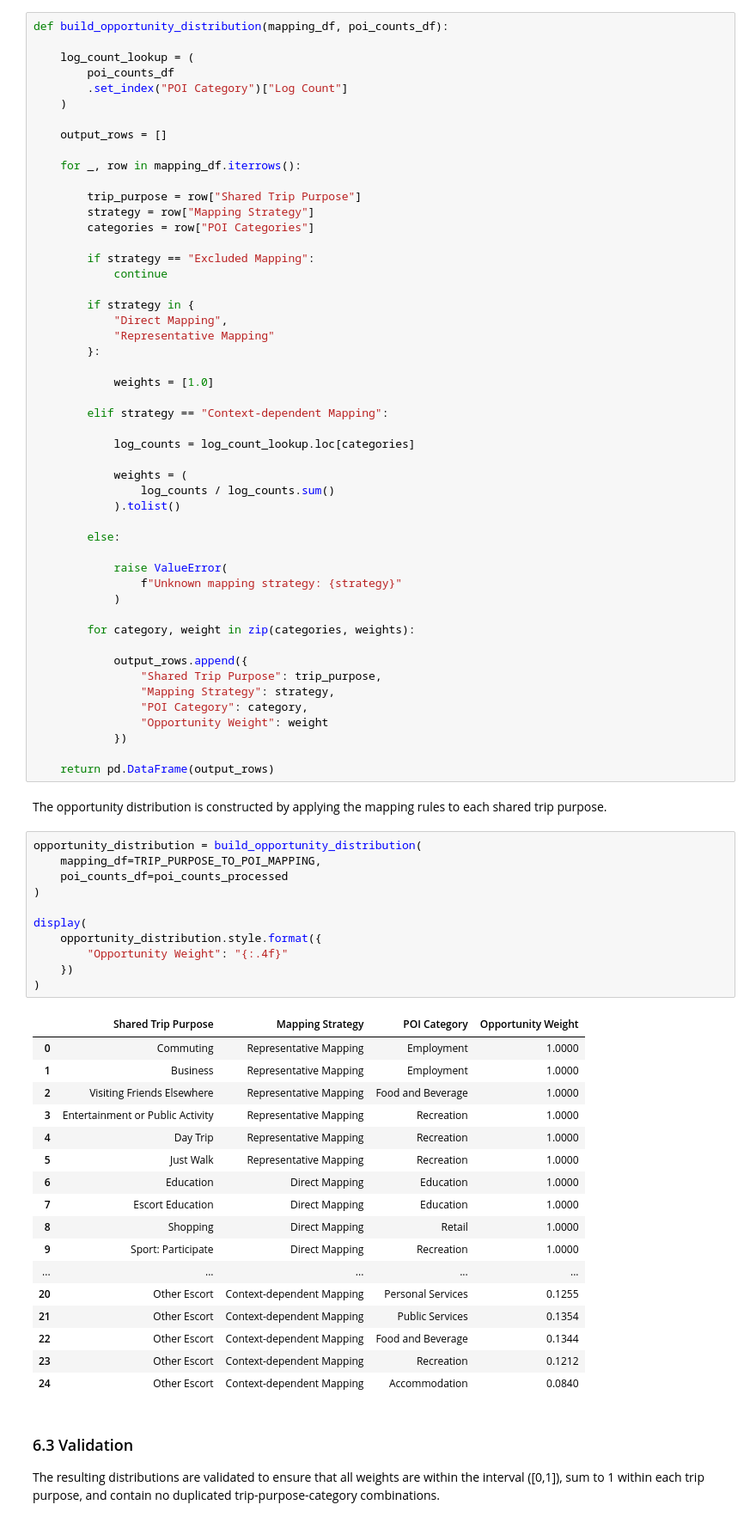
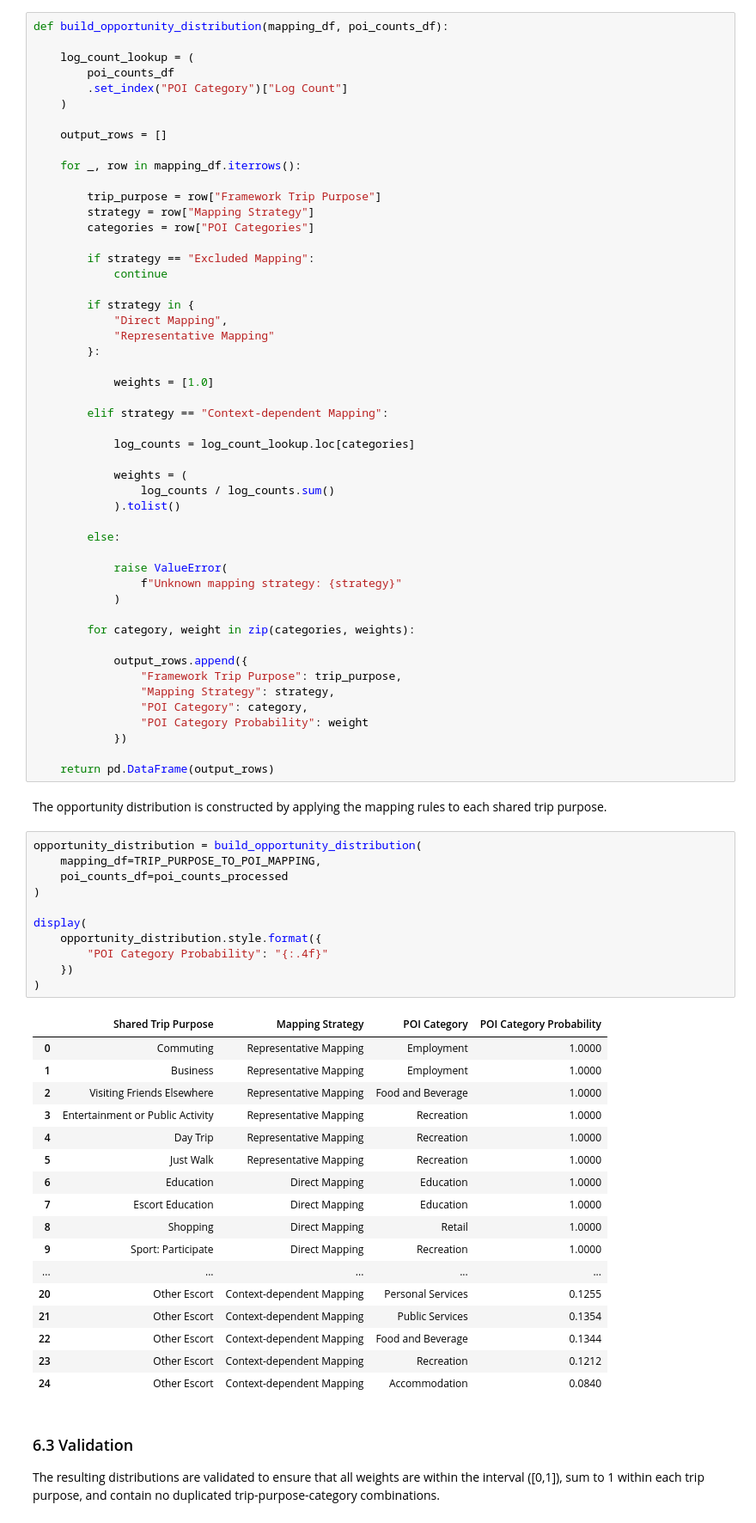
Before and after one commit to yuxinjiang1205/mobility-modelling-framework, a Jupyter notebook: notebooks/opportunity/opportunity_layer_construction.ipynb, the cells around one changed output. Shown at 86% size. Drawn from its saved outputs; the diff is of its cells as text.

```diff
--- a/notebooks/opportunity/opportunity_layer_construction.ipynb
+++ b/notebooks/opportunity/opportunity_layer_construction.ipynb
@@ -142,7 +142,7 @@ def build_opportunity_distribution(mapping_df, poi_counts_df):
 
     for _, row in mapping_df.iterrows():
 
-        trip_purpose = row["Shared Trip Purpose"]
+        trip_purpose = row["Framework Trip Purpose"]
         strategy = row["Mapping Strategy"]
         categories = row["POI Categories"]
 
@@ -173,10 +173,10 @@ def build_opportunity_distribution(mapping_df, poi_counts_df):
         for category, weight in zip(categories, weights):
 
             output_rows.append({
-                "Shared Trip Purpose": trip_purpose,
+                "Framework Trip Purpose": trip_purpose,
                 "Mapping Strategy": strategy,
                 "POI Category": category,
-                "Opportunity Weight": weight
+                "POI Category Probability": weight
             })
 
     return pd.DataFrame(output_rows)
@@ -185,16 +185,16 @@ The opportunity distribution is constructed by applying the mapping rules to eac
 # %%
 opportunity_distribution = build_opportunity_distribution(
     mapping_df=TRIP_PURPOSE_TO_POI_MAPPING,
     poi_counts_df=poi_counts_processed
 )
 
 display(
     opportunity_distribution.style.format({
-        "Opportunity Weight": "{:.4f}"
+        "POI Category Probability": "{:.4f}"
     })
 )
 # %% [output]
-|  | Shared Trip Purpose | Mapping Strategy | POI Category | Opportunity Weight |
+|  | Shared Trip Purpose | Mapping Strategy | POI Category | POI Category Probability |
 | 0 | Commuting | Representative Mapping | Employment | 1.0000 |
 | 1 | Business | Representative Mapping | Employment | 1.0000 |
 | 2 | Visiting Friends Elsewhere | Representative Mapping | Food and Beverage | 1.0000 |
```
Also changed, not shown: parts of 3 cells of this notebook, 7 other files.
